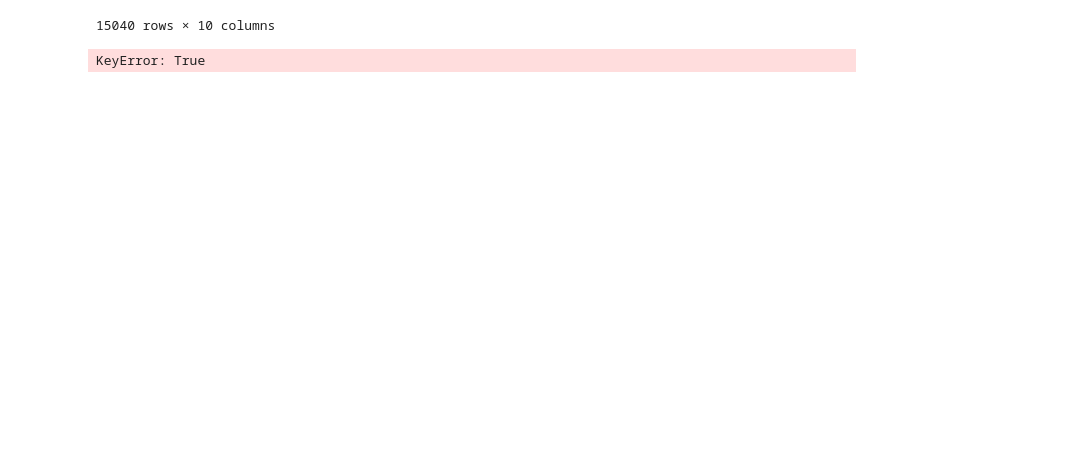
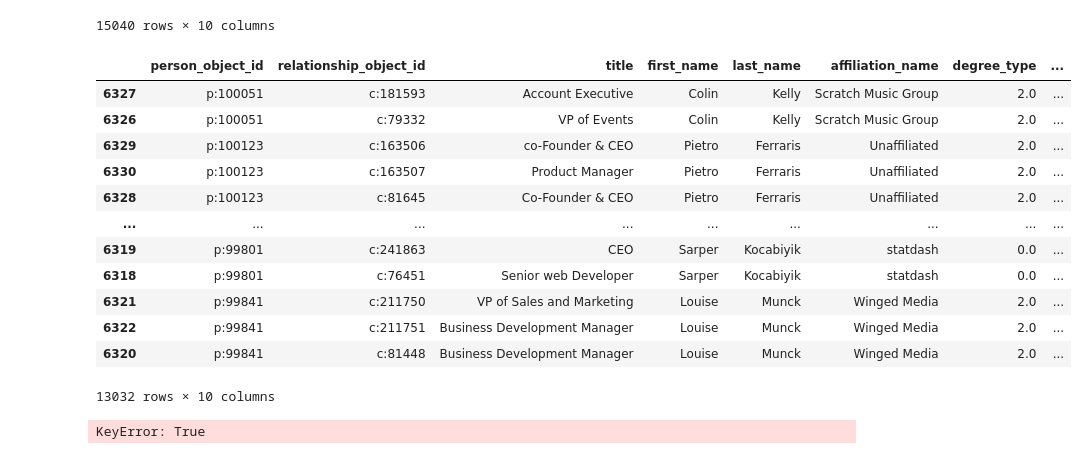
Before and after one commit to PaulIsenberg/FWIP_Venture, a Jupyter notebook: CompPplDegree.ipynb, the cells around one changed output. Cells and saved outputs as stored; diff of their text form; code cells hidden in the pictures; blank space fills up the shorter version.

Commit message:
second attempt in identifying duplicate records

```diff
--- a/CompPplDegree.ipynb
+++ b/CompPplDegree.ipynb
@@ -513,6 +513,23 @@ df
 | 6320 | p:99841 | c:81448 | Business Development Manager | Louise | Munck | Winged Media | 2.0 | ... |
 | 6924 | p:99983 | c:167040 | CEO | Scott | Mustard | Advent International | 0.0 | ... |
 15040 rows × 10 columns
+# %%
+per=df['person_object_id']
+df[per.isin(per[per.duplicated()])]
+# %% [output]
+|  | person_object_id | relationship_object_id | title | first_name | last_name | affiliation_name | degree_type | ... |
+| 6327 | p:100051 | c:181593 | Account Executive | Colin | Kelly | Scratch Music Group | 2.0 | ... |
+| 6326 | p:100051 | c:79332 | VP of Events | Colin | Kelly | Scratch Music Group | 2.0 | ... |
+| 6329 | p:100123 | c:163506 | co-Founder & CEO | Pietro | Ferraris | Unaffiliated | 2.0 | ... |
+| 6330 | p:100123 | c:163507 | Product Manager | Pietro | Ferraris | Unaffiliated | 2.0 | ... |
+| 6328 | p:100123 | c:81645 | Co-Founder & CEO | Pietro | Ferraris | Unaffiliated | 2.0 | ... |
+| ... | ... | ... | ... | ... | ... | ... | ... | ... |
+| 6319 | p:99801 | c:241863 | CEO | Sarper | Kocabiyik | statdash | 0.0 | ... |
+| 6318 | p:99801 | c:76451 | Senior web Developer | Sarper | Kocabiyik | statdash | 0.0 | ... |
+| 6321 | p:99841 | c:211750 | VP of Sales and Marketing | Louise | Munck | Winged Media | 2.0 | ... |
+| 6322 | p:99841 | c:211751 | Business Development Manager | Louise | Munck | Winged Media | 2.0 | ... |
+| 6320 | p:99841 | c:81448 | Business Development Manager | Louise | Munck | Winged Media | 2.0 | ... |
+13032 rows × 10 columns
 # %%
 # %% [output]
 KeyError: True
```
